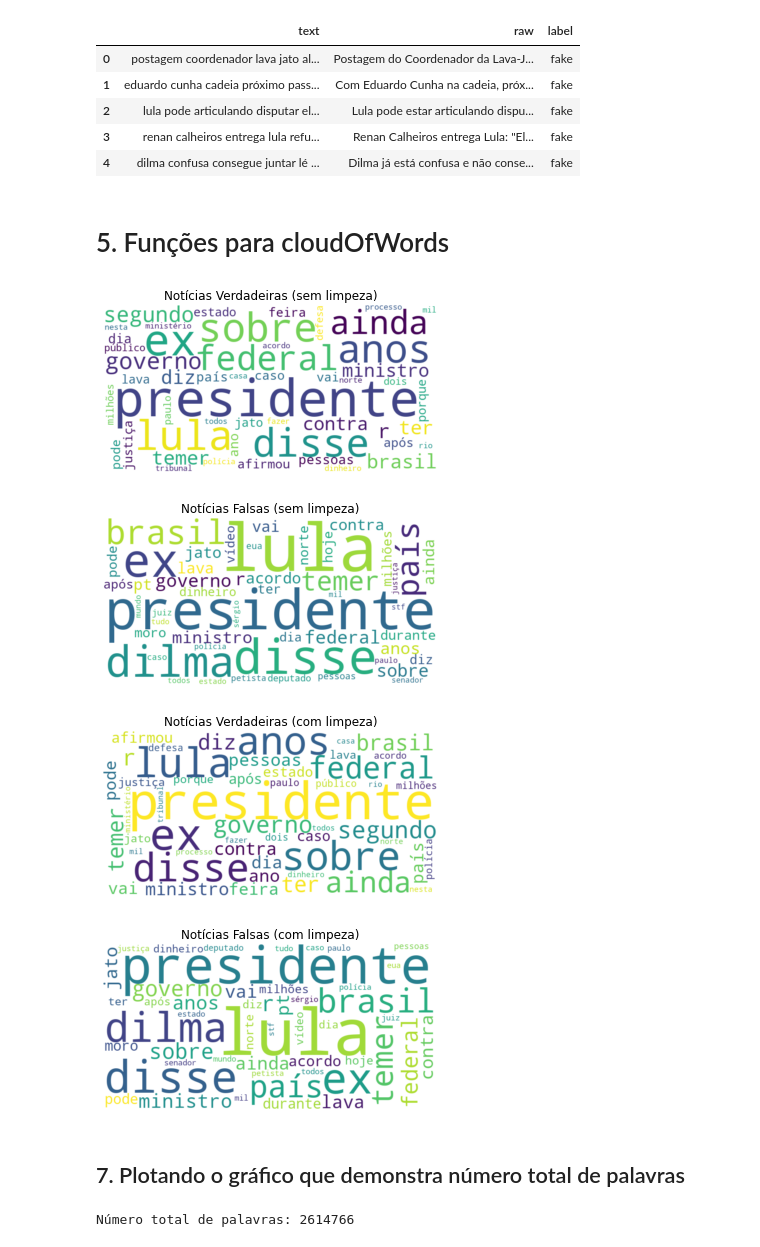
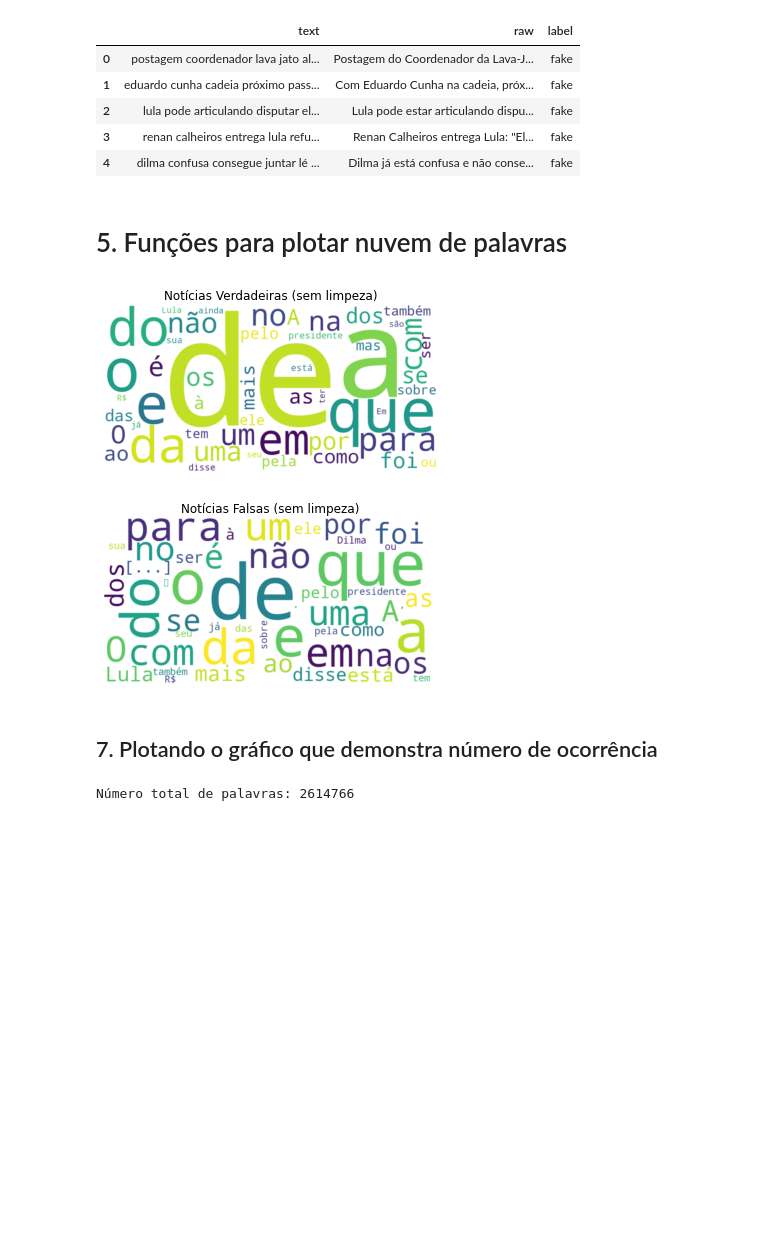
Before and after one commit to matheus-de-araujo/fakenews-classifier-notebook, a Jupyter notebook: notebook.ipynb, the cells around one changed output. Saved outputs shown, nothing was run; the diff lists cells and outputs as text; code cells hidden in the pictures; blank space fills up the shorter version.

```diff
--- a/notebook.ipynb
+++ b/notebook.ipynb
@@ -90,7 +90,7 @@ data_text.head()
 | 3 | renan calheiros entrega lula refu... | Renan Calheiros entrega Lula: "El... | fake |
 | 4 | dilma confusa consegue juntar lé ... | Dilma já está confusa e não conse... | fake |
 # %% [markdown]
-# 5. Funções para cloudOfWords
+# 5. Funções para plotar nuvem de palavras
 # %%
 def bagOfWords(text):
     words = text.split()
@@ -135,17 +109,16 @@ def plot_confusion_matrix(cm, classes,normalize=False,title='Confusion matrix',c
 # %%
 data_true = data_text[data_text.label == 'true'].text.values
 data_fake = data_text[data_text.label == 'fake'].text.values
 
-data_raw_true = ' '.join(data_text[data_text.label == 'true']['text'])
-data_raw_fake = ' '.join(data_text[data_text.label == 'fake']['text'])
+data_raw_true_no_cleaning = ' '.join(data_text[data_text.label == 'true']['raw'])
+data_raw_fake_no_cleaning = ' '.join(data_text[data_text.label == 'fake']['raw'])
 
-cloudOfWords(text=data_raw_true, title='Notícias Verdadeiras (sem limpeza)')
-cloudOfWords(text=data_raw_fake, title='Notícias Falsas (sem limpeza)')
+data_raw_true_cleaning = ' '.join(data_text[data_text.label == 'true']['text'])
+data_raw_fake_cleaning = ' '.join(data_text[data_text.label == 'fake']['text'])
 
-cloudOfWords(text=cleaning_text(removeStopWords(data_raw_true)), title='Notícias Verdadeiras (com limpeza)')
-cloudOfWords(text=cleaning_text(removeStopWords(data_raw_fake)), title='Notícias Falsas (com limpeza)')
+
+cloudOfWords(text=data_raw_true_no_cleaning, title='Notícias Verdadeiras (sem limpeza)')
+cloudOfWords(text=data_raw_fake_no_cleaning, title='Notícias Falsas (sem limpeza)')
 # %% [output]
-[figure, old version]
+[figure, new version]
-[figure, old version]
+[figure, new version]
-[figure, removed]
-[figure, removed]
@@ -152,5 +128,5 @@ cloudOfWords(text=cleaning_text(removeStopWords(data_raw_fake)), title='Notícia
 # %% [markdown]
-## 7. Plotando o gráfico que demonstra número total de palavras
+## 7. Plotando o gráfico que demonstra número de ocorrência
 # %%
 print("Número total de palavras: " + str(data_text['text'].apply(lambda x: len(x.split(' '))).sum()))
 
```
Also changed, not shown: parts of 3 cells of this notebook.
